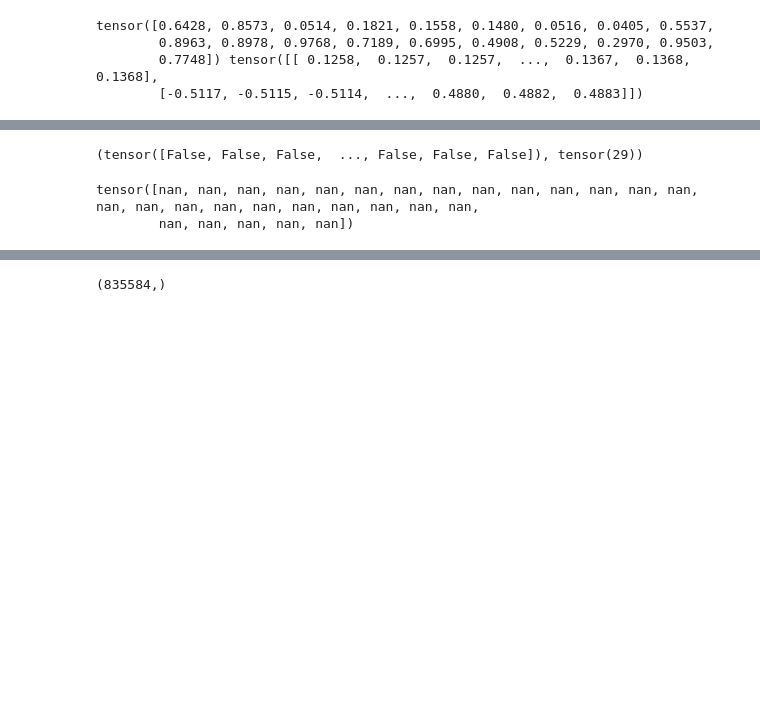
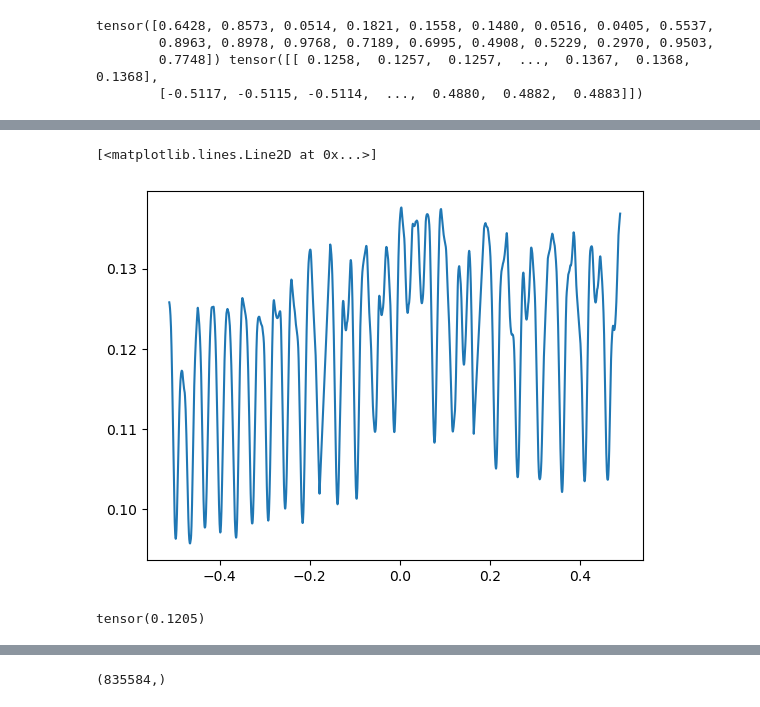
Before and after one commit to MalAstronomy/Highres, a Jupyter notebook: added_scripts/data_check.ipynb, the cells around one changed output, grey strips where cells are left out. Saved outputs shown, nothing was run; the diff lists cells and outputs as text; code cells hidden in the pictures; blank space fills up the shorter version.

```diff
--- a/added_scripts/data_check.ipynb
+++ b/added_scripts/data_check.ipynb
@@ -61,3 +79,12 @@ a.size(), l.size()
+# %%
+plt.plot(x[1], x[0])
+# %% [output]
+[<matplotlib.lines.Line2D at 0x...>]
+[figure, added]
+# %%
+x[0].mean()
+# %% [output]
+tensor(0.1205)
 # %%
 # l - > -log p(theta | x)
 # its hitting nan values because it gives inf loss. the p is almost zero. which means the log 0 is -inf.
@@ -68,10 +91,0 @@ for i in np.random.randint(4, 300, 30):
-# %%
-mask = l.isnan()
-mask, mask.sum()
-# %% [output]
-(tensor([False, False, False,  ..., False, False, False]), tensor(29))
-# %%
-l[mask]
-# %% [output]
-tensor([nan, nan, nan, nan, nan, nan, nan, nan, nan, nan, nan, nan, nan, nan, nan, nan, nan, nan, nan, nan, nan, nan, nan, nan,
-        nan, nan, nan, nan, nan])
```
Also changed, not shown: parts of 17 cells of this notebook, 8 other files.
